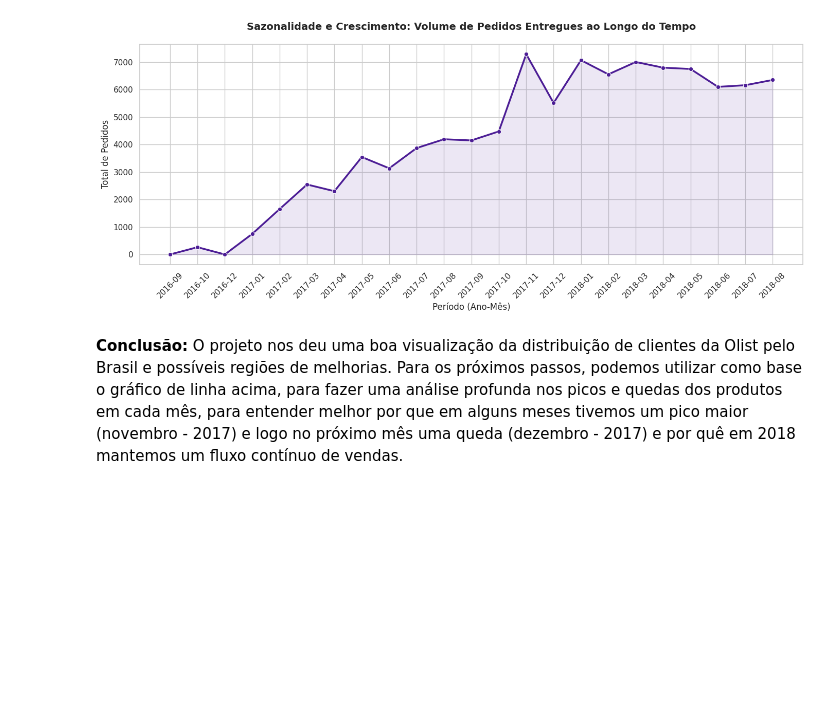
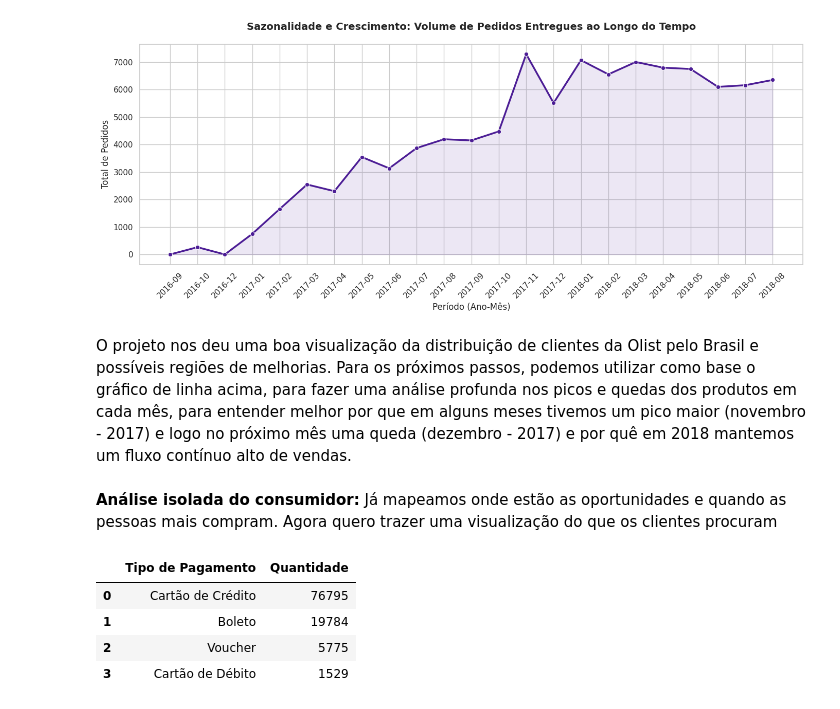
Before and after one commit to LarissaCns/Analise-Olist-Ecommerce, a Jupyter notebook: analises.ipynb, the cells around one changed output. Saved outputs shown, nothing was run; the diff lists cells and outputs as text; code cells hidden in the pictures; blank space fills up the shorter version.

```diff
--- a/analises.ipynb
+++ b/analises.ipynb
@@ -689,4 +689,31 @@ plt.show()
 # %% [output]
 [figure]
 # %% [markdown]
-**Conclusão:** O projeto nos deu uma boa visualização da distribuição de clientes da Olist pelo Brasil e possíveis regiões de melhorias. Para os próximos passos, podemos utilizar como base o gráfico de linha acima, para fazer uma análise profunda nos picos e quedas dos produtos em cada mês, para entender melhor por que em alguns meses tivemos um pico maior (novembro - 2017) e logo no próximo mês uma queda (dezembro - 2017) e por quê em 2018 mantemos um fluxo contínuo de vendas.
+O projeto nos deu uma boa visualização da distribuição de clientes da Olist pelo Brasil e possíveis regiões de melhorias. Para os próximos passos, podemos utilizar como base o gráfico de linha acima, para fazer uma análise profunda nos picos e quedas dos produtos em cada mês, para entender melhor por que em alguns meses tivemos um pico maior (novembro - 2017) e logo no próximo mês uma queda (dezembro - 2017) e por quê em 2018 mantemos um fluxo contínuo alto de vendas.
+# %% [markdown]
+**Análise isolada do consumidor:**
+Já mapeamos onde estão as oportunidades e quando as pessoas mais compram. Agora quero trazer uma visualização do que os clientes procuram
+# %%
+copia_order_payments = df_order_payments_bruto.copy()
+soma_pagamentos = copia_order_payments['payment_type'].value_counts().reset_index()
+
+soma_pagamentos = soma_pagamentos[soma_pagamentos['payment_type'] != 'not_defined']
+
+soma_pagamentos.rename(columns={'payment_type': 'Tipo de Pagamento', 'count': 'Quantidade'}, inplace=True)
+
+metodos_pagamento = {
+    'credit_card': 'Cartão de Crédito',
+    'boleto': 'Boleto',
+    'voucher': 'Voucher',
+    'debit_card': 'Cartão de Débito',
+    'not_defined': 'Não Definido'
+}
+
+soma_pagamentos['Tipo de Pagamento'] = soma_pagamentos['Tipo de Pagamento'].map(metodos_pagamento)
+display(soma_pagamentos.head())
+# %% [output]
+|  | Tipo de Pagamento | Quantidade |
+| 0 | Cartão de Crédito | 76795 |
+| 1 | Boleto | 19784 |
+| 2 | Voucher | 5775 |
+| 3 | Cartão de Débito | 1529 |
```
Also changed, not shown: parts of 6 cells of this notebook.
